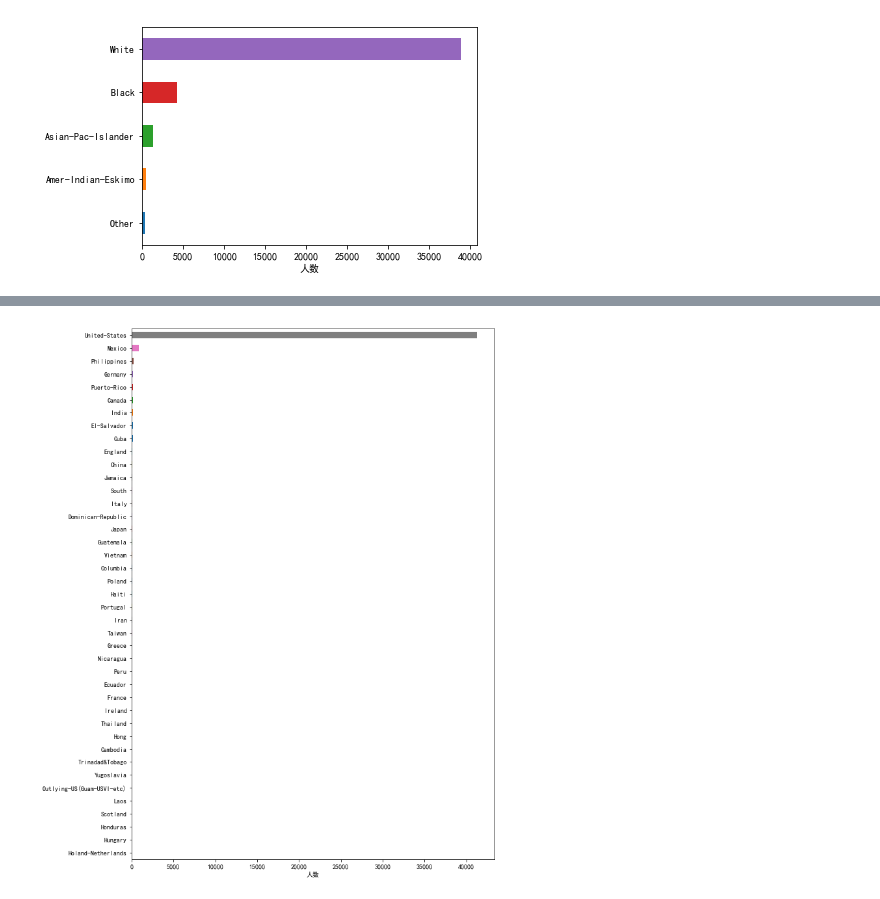
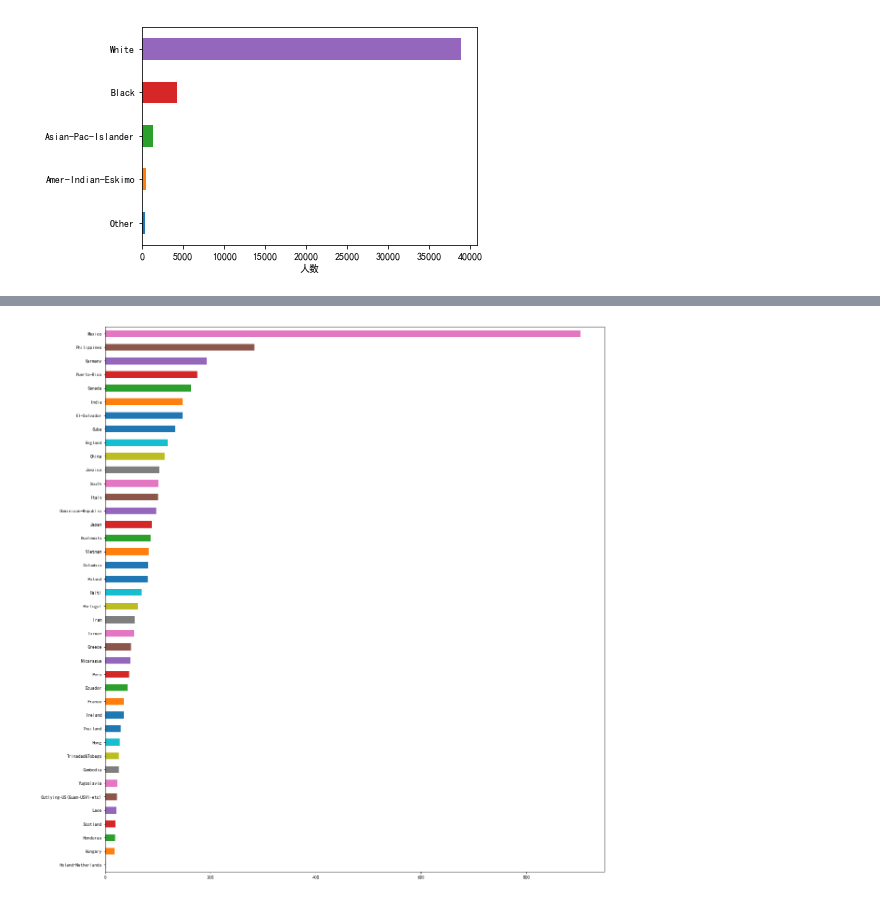
Before and after one commit to shinshiner/CS245-Data-Science, a Jupyter notebook: Adult++/main.ipynb, the cells around one changed output, grey strips where cells are left out. Saved outputs shown, nothing was run; the diff lists cells and outputs as text; code cells hidden in the pictures.

```diff
--- a/Adult++/main.ipynb
+++ b/Adult++/main.ipynb
@@ -274,10 +291,11 @@ plt.show()
 # %%
-tar_df = class_real_df['native_country']
-plt.figure(figsize=(10, 15))
+tar_df = class_real_df[class_real_df['native_country'] != 'United-States']['native_country']
+
+plt.figure(figsize=(18, 18))
+plt.subplots_adjust(top=0.95, bottom=0.05, left=0.125, right=0.95)
 tar_df.value_counts(ascending=True).plot(kind='barh')
 
-plt.xlabel(u'人数')
-plt.savefig('report/img/native_country_dis')
+plt.savefig('report/img/native_country_dis2')
 plt.show()
 # %% [output]
-[figure, old version]
+[figure, new version]
```
Also changed, not shown: parts of 4 cells of this notebook, 13 other files.
